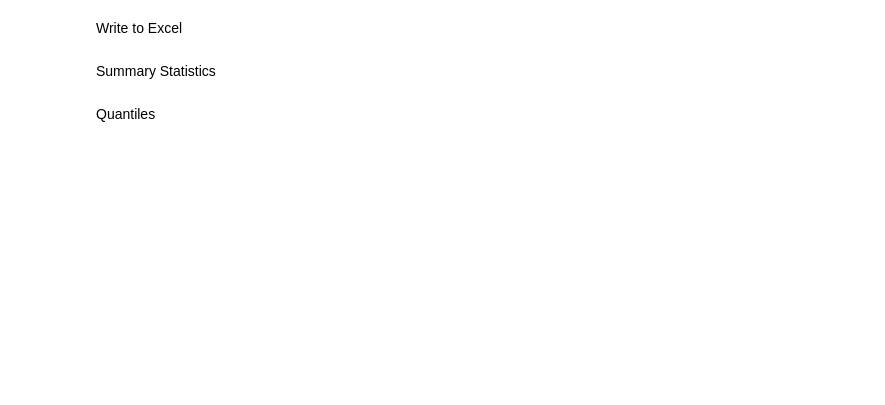
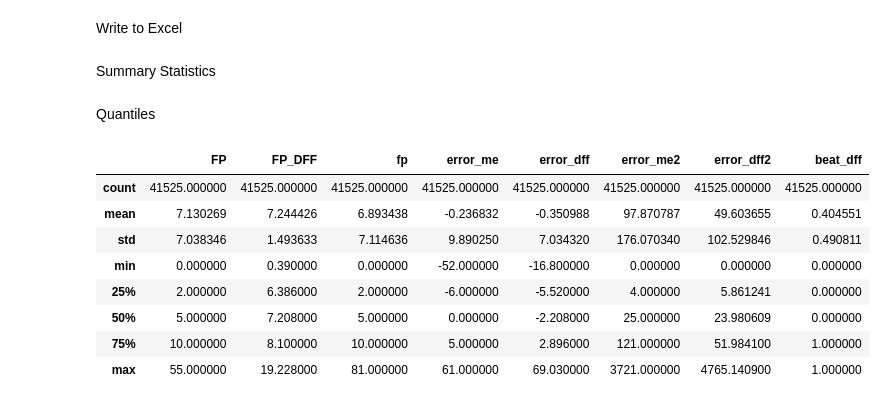
Before and after one commit to jamesgiles1993/Code, a Jupyter notebook: E02. Players.ipynb, the cells around one changed output. Drawn from its saved outputs; the diff is of its cells as text; code cells hidden in the pictures; blank space fills up the shorter version.

```diff
--- a/E02. Players.ipynb
+++ b/E02. Players.ipynb
@@ -45,14 +45,14 @@ start_date = "20240318"
 # end_date = yesterdaysdate
 end_date = "20240930"
 
-start_date = todaysdate
-end_date = todaysdate
+# start_date = todaysdate
+# end_date = todaysdate
 # %% [markdown]
 ### Games
 # %% [markdown]
 Games played
 # %%
-game_df = create_games(start_date, end_date, team_map)
+game_df = create_games(start_date, end_date, team_dict)
 # game_df = pd.read_pickle(os.path.join(baseball_path, "game_df.pkl"))
 # %% [markdown]
 Dates and games with my projections
@@ -878,3 +1095,15 @@ with pd.ExcelWriter(projection_evaluation_path, engine='openpyxl', mode='a', if_
 # Append the new DataFrame
 with pd.ExcelWriter(projection_evaluation_path, engine='openpyxl', mode='a', if_sheet_exists='replace') as writer:
     pitchers_quantile_averages.to_excel(writer, sheet_name='PitcherQuantiles', index=False)
+# %%
+batters_with_dff[['FP', 'FP_DFF', 'fp', 'error_me', 'error_dff', 'error_me2', 'error_dff2', 'beat_dff']].describe()
+# %% [output]
+|  | FP | FP_DFF | fp | error_me | error_dff | error_me2 | error_dff2 | beat_dff |
+| count | 41525.000000 | 41525.000000 | 41525.000000 | 41525.000000 | 41525.000000 | 41525.000000 | 41525.000000 | 41525.000000 |
+| mean | 7.130269 | 7.244426 | 6.893438 | -0.236832 | -0.350988 | 97.870787 | 49.603655 | 0.404551 |
+| std | 7.038346 | 1.493633 | 7.114636 | 9.890250 | 7.034320 | 176.070340 | 102.529846 | 0.490811 |
+| min | 0.000000 | 0.390000 | 0.000000 | -52.000000 | -16.800000 | 0.000000 | 0.000000 | 0.000000 |
+| 25% | 2.000000 | 6.386000 | 2.000000 | -6.000000 | -5.520000 | 4.000000 | 5.861241 | 0.000000 |
+| 50% | 5.000000 | 7.208000 | 5.000000 | 0.000000 | -2.208000 | 25.000000 | 23.980609 | 0.000000 |
+| 75% | 10.000000 | 8.100000 | 10.000000 | 5.000000 | 2.896000 | 121.000000 | 51.984100 | 1.000000 |
+| max | 55.000000 | 19.228000 | 81.000000 | 61.000000 | 69.030000 | 3721.000000 | 4765.140900 | 1.000000 |
```
Also changed, not shown: parts of 31 cells of this notebook, 27 other files.
